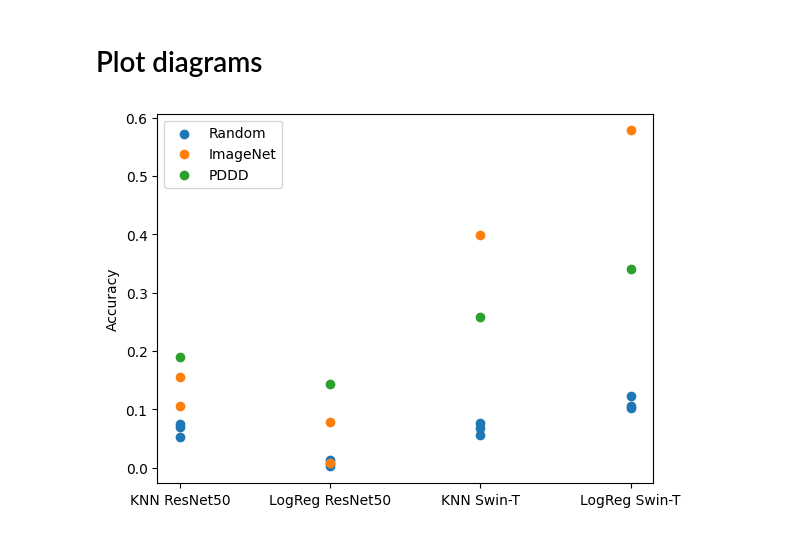
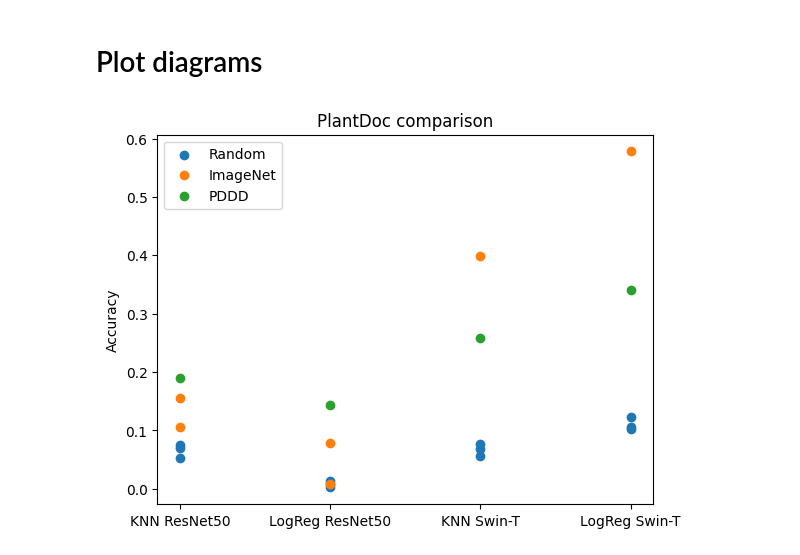
Before and after one commit to AlexanderPeter/thesis, a Jupyter notebook: code/19_plot_diagrams.ipynb, the cells around one changed output. Cells and saved outputs as stored; diff of their text form; code cells hidden in the pictures.

```diff
--- a/code/19_plot_diagrams.ipynb
+++ b/code/19_plot_diagrams.ipynb
@@ -88,10 +88,10 @@ y_values_pddd = [
 # %%
 plt.scatter(x_values_random, y_values_random)
 plt.scatter(x_values_imagenet, y_values_imagenet)
 plt.scatter(x_values_pddd, y_values_pddd)
 plt.gca().set_ylabel("Accuracy")  # gca = get current axes
 plt.legend(["Random", "ImageNet", "PDDD"])
-
+plt.title("PlantDoc comparison")
 plt.show()
 # %% [output]
-[figure, old version]
+[figure, new version]
```
Also changed, not shown: parts of 2 cells of this notebook, 7 other files.
